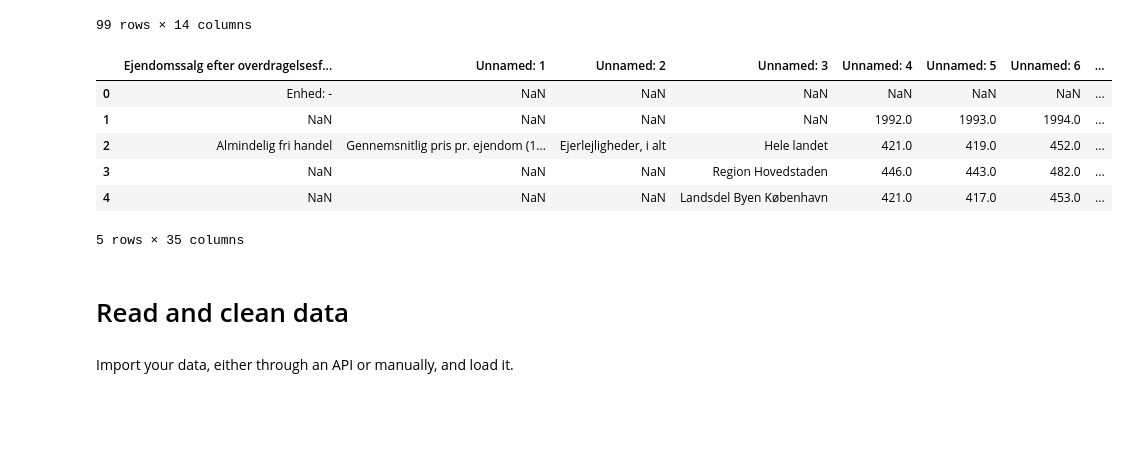
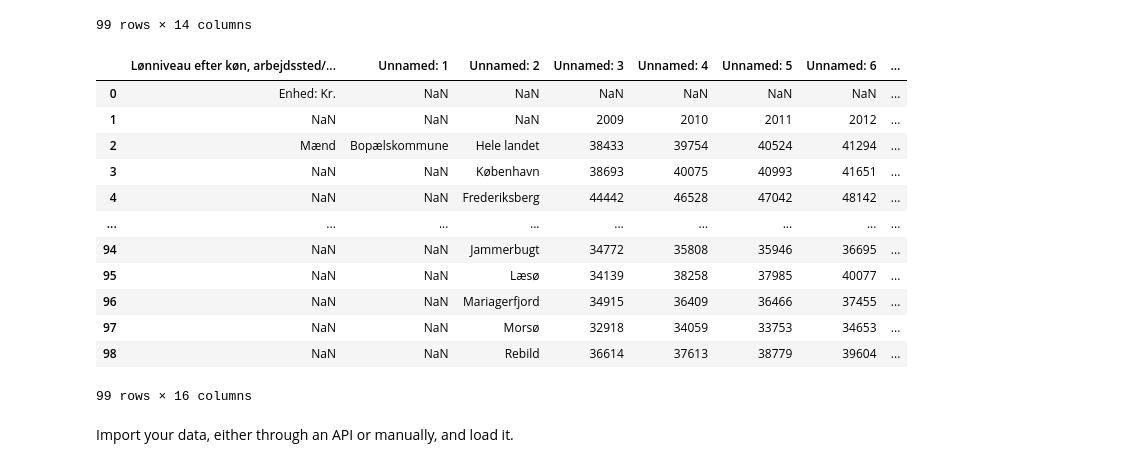
Before and after one commit to julieroddik/projects-2023-mej, a Jupyter notebook: dataproject/dataproject.ipynb, the cells around one changed output. Drawn from its saved outputs; the diff is of its cells as text; code cells hidden in the pictures; blank space fills up the shorter version.

```diff
--- a/dataproject/dataproject.ipynb
+++ b/dataproject/dataproject.ipynb
@@ -105,18 +109,22 @@ ap.iloc[0:99,:]
 99 rows × 14 columns
 # %%
 # Loading the Data from statistikbanken
-filename1 = 'Ejerlejligheder.xlsx'
-pd.read_excel(filename1).head(5)
+filename1 = 'Mænd.xlsx'
+pd.read_excel(filename1).head(99)
 # %% [output]
-|  | Ejendomssalg efter overdragelsesf... | Unnamed: 1 | Unnamed: 2 | Unnamed: 3 | Unnamed: 4 | Unnamed: 5 | Unnamed: 6 | ... |
-| 0 | Enhed: - | NaN | NaN | NaN | NaN | NaN | NaN | ... |
-| 1 | NaN | NaN | NaN | NaN | 1992.0 | 1993.0 | 1994.0 | ... |
-| 2 | Almindelig fri handel | Gennemsnitlig pris pr. ejendom (1... | Ejerlejligheder, i alt | Hele landet | 421.0 | 419.0 | 452.0 | ... |
-| 3 | NaN | NaN | NaN | Region Hovedstaden | 446.0 | 443.0 | 482.0 | ... |
-| 4 | NaN | NaN | NaN | Landsdel Byen København | 421.0 | 417.0 | 453.0 | ... |
+|  | Lønniveau efter køn, arbejdssted/... | Unnamed: 1 | Unnamed: 2 | Unnamed: 3 | Unnamed: 4 | Unnamed: 5 | Unnamed: 6 | ... |
+| 0 | Enhed: Kr. | NaN | NaN | NaN | NaN | NaN | NaN | ... |
+| 1 | NaN | NaN | NaN | 2009 | 2010 | 2011 | 2012 | ... |
+| 2 | Mænd | Bopælskommune | Hele landet | 38433 | 39754 | 40524 | 41294 | ... |
+| 3 | NaN | NaN | København | 38693 | 40075 | 40993 | 41651 | ... |
+| 4 | NaN | NaN | Frederiksberg | 44442 | 46528 | 47042 | 48142 | ... |
+| ... | ... | ... | ... | ... | ... | ... | ... | ... |
+| 94 | NaN | NaN | Jammerbugt | 34772 | 35808 | 35946 | 36695 | ... |
+| 95 | NaN | NaN | Læsø | 34139 | 38258 | 37985 | 40077 | ... |
+| 96 | NaN | NaN | Mariagerfjord | 34915 | 36409 | 36466 | 37455 | ... |
+| 97 | NaN | NaN | Morsø | 32918 | 34059 | 33753 | 34653 | ... |
+| 98 | NaN | NaN | Rebild | 36614 | 37613 | 38779 | 39604 | ... |
-5 rows × 35 columns
+99 rows × 16 columns
-# %% [markdown]
-# Read and clean data
 # %% [markdown]
 Import your data, either through an API or manually, and load it.
 # %% [markdown]
```
Also changed, not shown: parts of 3 cells of this notebook.
